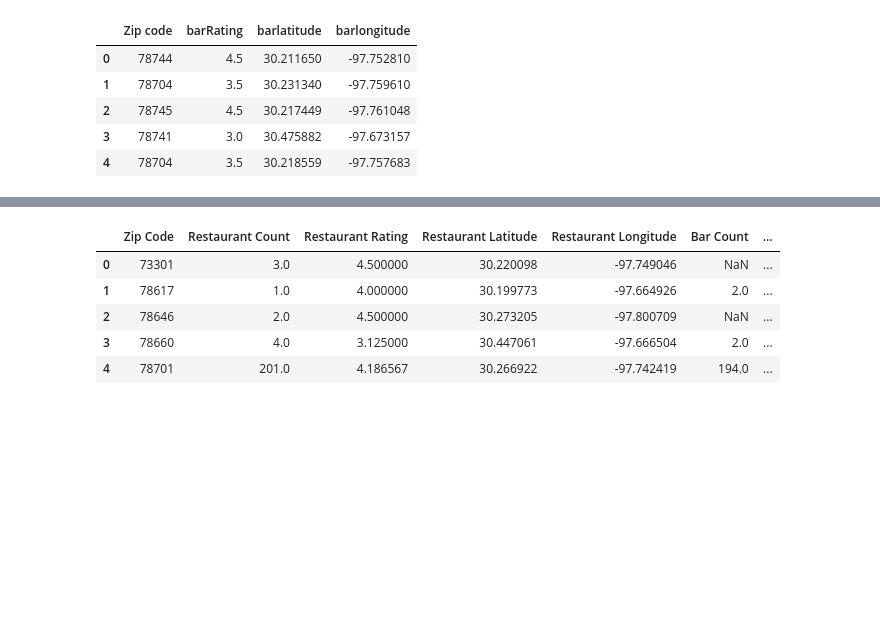
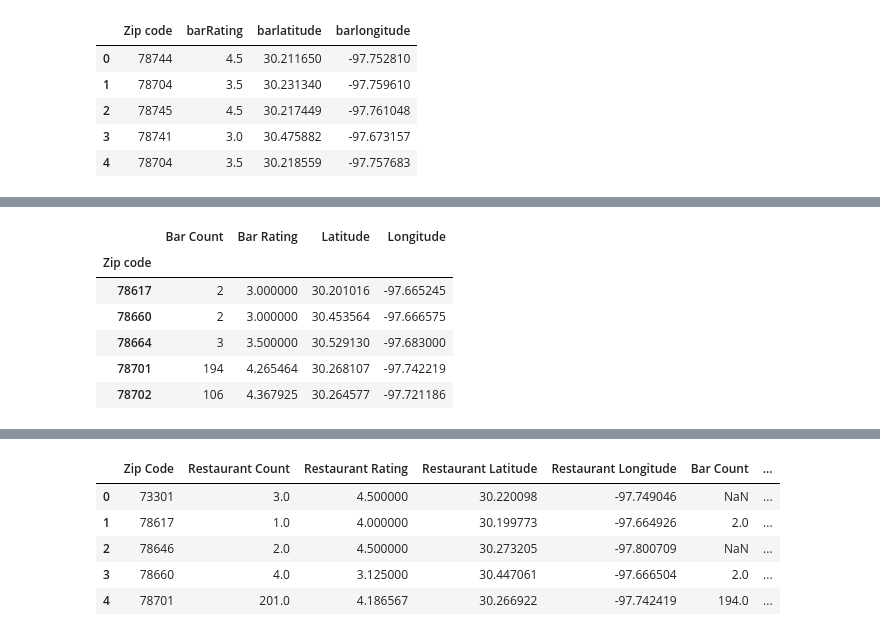
Before and after one commit to JoeDReynolds/yrelocate, a Jupyter notebook: NightlifeYelp.ipynb, the cells around one changed output, grey strips where cells are left out. Saved outputs shown, nothing was run; the diff lists cells and outputs as text; code cells hidden in the pictures; blank space fills up the shorter version.

```diff
--- a/NightlifeYelp.ipynb
+++ b/NightlifeYelp.ipynb
@@ -71,0 +82,15 @@ club_merge = pd.merge(club_count, club_avg, on= 'Zip code')
+# %%
+del bar_merge['barlatitude_x']
+del bar_merge['barlongitude_x']
+
+bar_merge.columns = ['Bar Count', "Bar Rating", 'Latitude', 'Longitude']
+
+bar_merge.head()
+# %% [output]
+|  | Bar Count | Bar Rating | Latitude | Longitude |
+| Zip code |  |  |  |  |
+| 78617 | 2 | 3.000000 | 30.201016 | -97.665245 |
+| 78660 | 2 | 3.000000 | 30.453564 | -97.666575 |
+| 78664 | 3 | 3.500000 | 30.529130 | -97.683000 |
+| 78701 | 194 | 4.265464 | 30.268107 | -97.742219 |
+| 78702 | 106 | 4.367925 | 30.264577 | -97.721186 |
```
Also changed, not shown: parts of 11 cells of this notebook, 3 other files.
